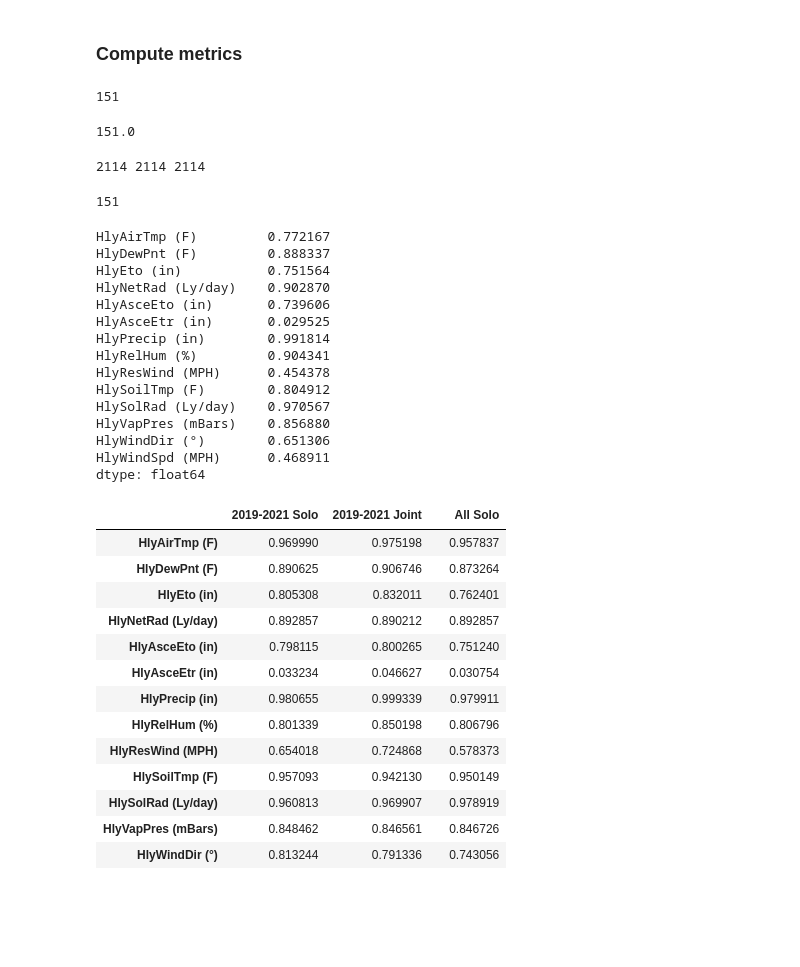
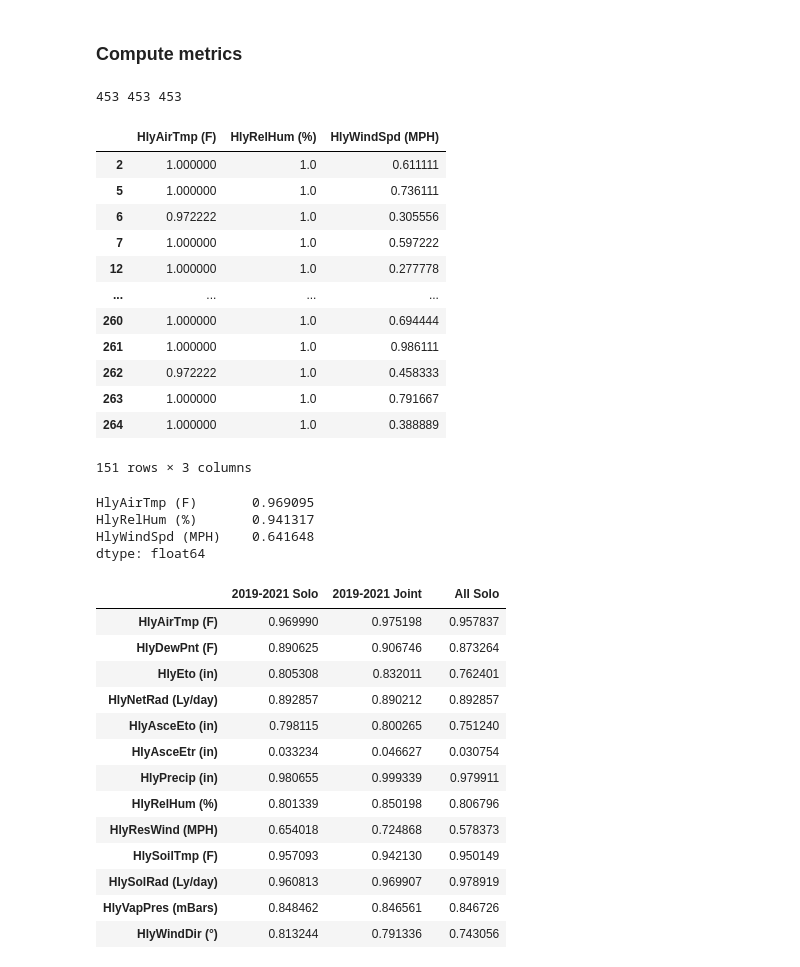
Before and after one commit to tomityrrell/psps-analysis, a Jupyter notebook: notebooks/Gluon-TS.ipynb, the cells around one changed output. Drawn from its saved outputs; the diff is of its cells as text; code cells hidden in the pictures; blank space fills up the shorter version.

Commit message:
Cut old data, up-to-date metrics

```diff
--- a/notebooks/Gluon-TS.ipynb
+++ b/notebooks/Gluon-TS.ipynb
@@ -264,7 +264,7 @@ WARNING:root:Serializing RepresentableBlockPredictor instances does not save the
 # %% [markdown]
 ### ...or load an existing one!
 # %%
-predictor = Predictor.deserialize(Path("../models/model-all-e100-20L"))
+predictor = Predictor.deserialize(Path("../models/model-2020-e100-20L"))
 # %% [markdown]
 ### Visualize Predictions
 # %%
@@ -343,59 +343,49 @@ plt.show()
 
 #     metrics.append(metric)
 # %%
+test_keys = [key for key in keys if key[1].year == 2020 and key[2] in target_columns[[0,7,13]]]
 all_test_data = ListDataset(
-    [{"start": target_dict[key].index[0], "target": target_dict[key].loc[:"2021-01-20 00:00:00"]} for key in keys if key[1].year == 2020],
+    [{"start": target_dict[key].index[0], "target": target_dict[key].loc[:"2021-01-20 00:00:00"]} for key in test_keys],
     freq = "60min"
 )
-# %%
-test = Counter()
-for key in keys:
-    if key[1].year == 2020:
-        test[key[0]] +=1
-print(test)
-# %% [output]
-151
-# %%
-len(list(iter(all_test_data)))/14
-# %% [output]
-151.0
 # %%
 forecast_all_it, ts_all_it = make_evaluation_predictions(
     dataset=all_test_data,  # test dataset
     predictor=predictor,  # predictor
-    num_samples=100,  # number of sample paths we want for evaluation
+    num_samples=500,  # number of sample paths we want for evaluation
 )
 forecasts = list(forecast_all_it)
 tss = list(ts_all_it)
 # %%
-print(len(forecasts), len(tss), len(list(filter(lambda k: k[1].year == 2020, target_dict))))
+print(len(forecasts), len(tss), len(test_keys))
 # %% [output]
-2114 2114 2114
+453 453 453
 # %%
 metrics = defaultdict(dict)
-for (k, f, ts) in zip(filter(lambda k: k[1].year == 2020, keys), forecasts, tss):
+for (k, f, ts) in zip(test_keys, forecasts, tss):
     metrics[k[0]][k[2]] = sum(ts[-int(plot_length/2):].values.reshape(-1) < f.quantile(.99))/(plot_length/2)
 # %%
 metricsdf = pd.DataFrame(metrics).transpose().sort_index()
-len(metricsdf.index)
+metricsdf
 # %% [output]
+|  | HlyAirTmp (F) | HlyRelHum (%) | HlyWindSpd (MPH) |
+| 2 | 1.000000 | 1.0 | 0.611111 |
+| 5 | 1.000000 | 1.0 | 0.736111 |
+| 6 | 0.972222 | 1.0 | 0.305556 |
+| 7 | 1.000000 | 1.0 | 0.597222 |
+| 12 | 1.000000 | 1.0 | 0.277778 |
+| ... | ... | ... | ... |
+| 260 | 1.000000 | 1.0 | 0.694444 |
+| 261 | 1.000000 | 1.0 | 0.986111 |
+| 262 | 0.972222 | 1.0 | 0.458333 |
+| 263 | 1.000000 | 1.0 | 0.791667 |
+| 264 | 1.000000 | 1.0 | 0.388889 |
-151
+151 rows × 3 columns
 # %%
 metricsdf.mean()
 # %% [output]
-HlyAirTmp (F)         0.772167
-HlyDewPnt (F)         0.888337
-HlyEto (in)           0.751564
-HlyNetRad (Ly/day)    0.902870
-HlyAsceEto (in)       0.739606
-HlyAsceEtr (in)       0.029525
-HlyPrecip (in)        0.991814
-HlyRelHum (%)         0.904341
-HlyResWind (MPH)      0.454378
-HlySoilTmp (F)        0.804912
-HlySolRad (Ly/day)    0.970567
-HlyVapPres (mBars)    0.856880
-HlyWindDir (°)        0.651306
-HlyWindSpd (MPH)      0.468911
+HlyAirTmp (F)       0.969095
+HlyRelHum (%)       0.941317
+HlyWindSpd (MPH)    0.641648
 dtype: float64
 # %%
```
Also changed, not shown: parts of 1 cell of this notebook, 48 other files.
